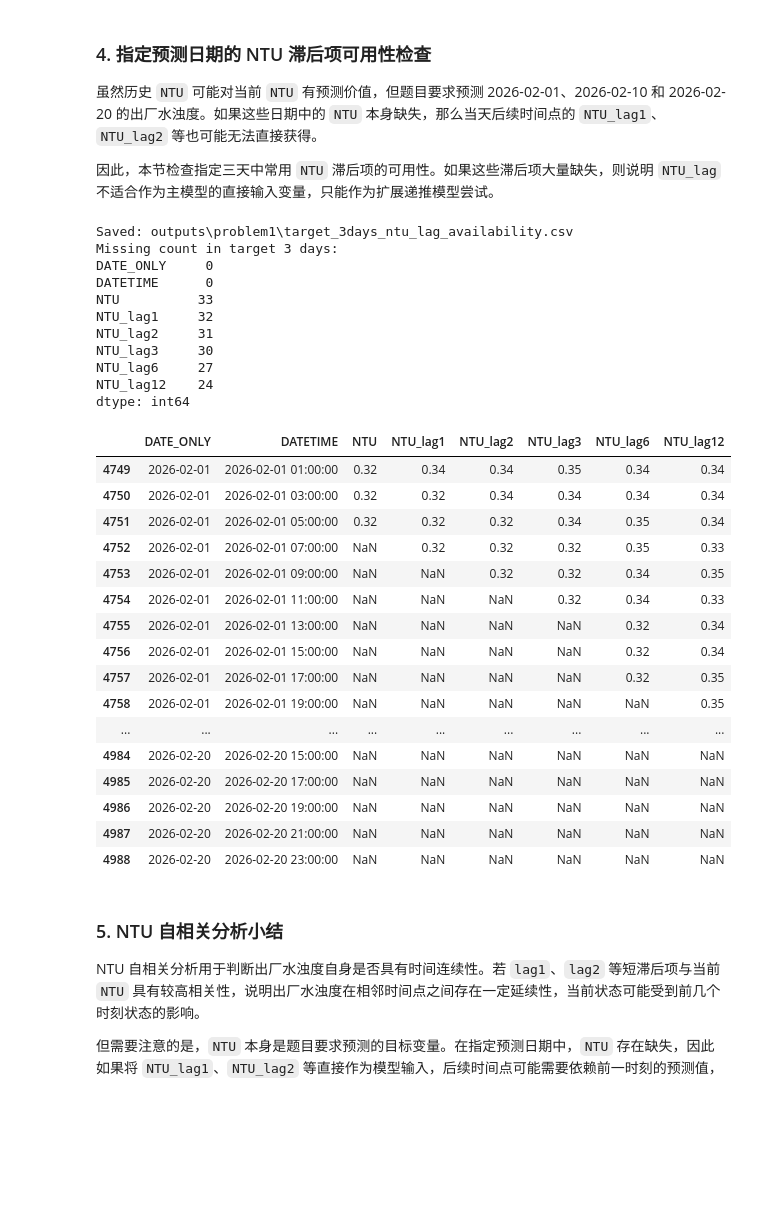
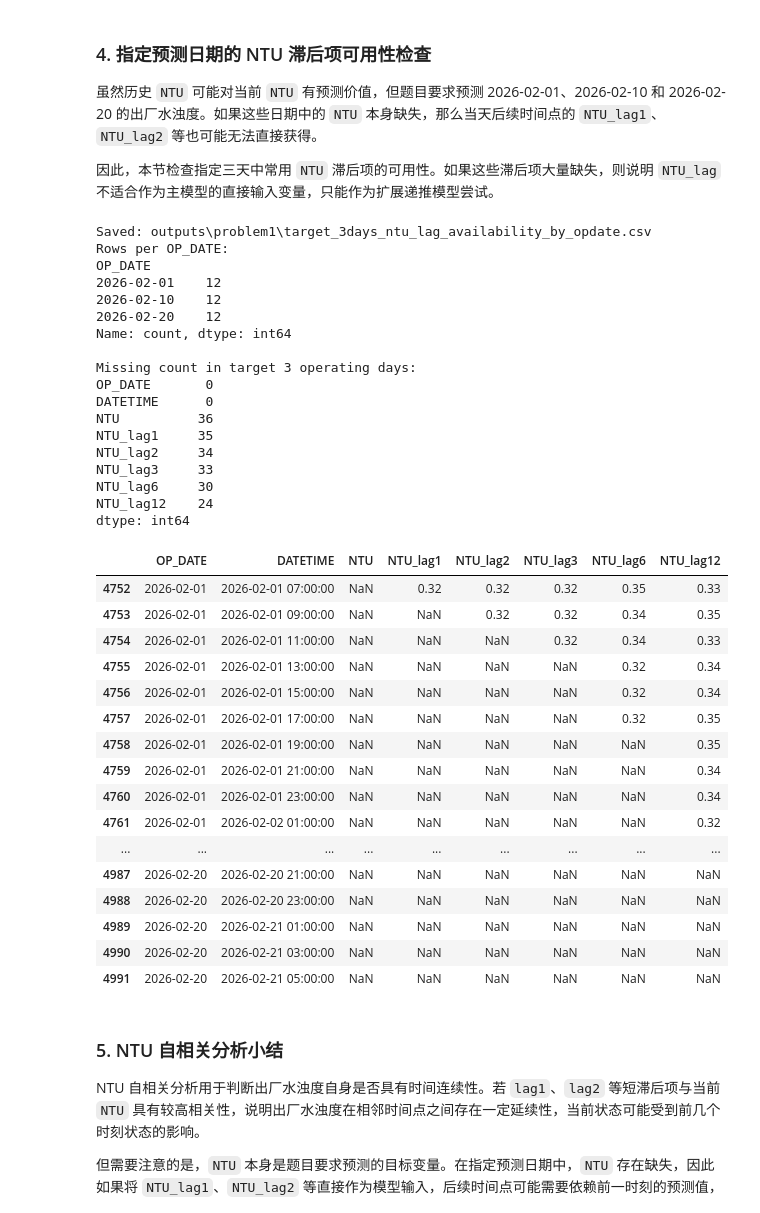
Before and after one commit to Azdmjiny/2026-Asia-Pasific-cup, a Jupyter notebook: codes/p2.ipynb, the cells around one changed output. Cells and saved outputs as stored; diff of their text form; code cells hidden in the pictures; blank space fills up the shorter version.

```diff
--- a/codes/p2.ipynb
+++ b/codes/p2.ipynb
@@ -257,47 +257,61 @@ Saved: outputs\problem1\ntu_autocorrelation_curve.png
 # %%
 target_dates = pd.to_datetime([
     "2026-02-01",
     "2026-02-10",
     "2026-02-20"
 ]).date
 
-df["DATE_ONLY"] = df["DATETIME"].dt.date
+# 构造运行日期 OP_DATE
+# 01:00、03:00、05:00 归属于前一天运行日
+df["OP_DATE"] = df["DATETIME"].dt.date
 
-# 构造几个常用 NTU 滞后项
+early_morning_mask = df["DATETIME"].dt.hour < 7
+df.loc[early_morning_mask, "OP_DATE"] = (
+    df.loc[early_morning_mask, "DATETIME"] - pd.Timedelta(days=1)
+).dt.date
+
+# 构造常用 NTU 滞后项
 check_lags = [1, 2, 3, 6, 12]
 
 for lag in check_lags:
     df[f"NTU_lag{lag}"] = df["NTU"].shift(lag)
 
-target_ntu_lag_check = df[df["DATE_ONLY"].isin(target_dates)][
-    ["DATE_ONLY", "DATETIME", "NTU"] + [f"NTU_lag{lag}" for lag in check_lags]
+target_ntu_lag_check = df[df["OP_DATE"].isin(target_dates)][
+    ["OP_DATE", "DATETIME", "NTU"] + [f"NTU_lag{lag}" for lag in check_lags]
 ].copy()
 
-save_path = OUTPUT_DIR / "target_3days_ntu_lag_availability.csv"
+save_path = OUTPUT_DIR / "target_3days_ntu_lag_availability_by_opdate.csv"
 target_ntu_lag_check.to_csv(save_path, index=False, encoding="utf-8-sig")
 
 print("Saved:", save_path)
 
-print("Missing count in target 3 days:")
+print("Rows per OP_DATE:")
+print(target_ntu_lag_check["OP_DATE"].value_counts().sort_index())
+
+print("\nMissing count in target 3 operating days:")
 print(target_ntu_lag_check.isna().sum())
 
 target_ntu_lag_check
 # %% [output]
-Saved: outputs\problem1\target_3days_ntu_lag_availability.csv
-Missing count in target 3 days:
-DATE_ONLY     0
+Saved: outputs\problem1\target_3days_ntu_lag_availability_by_opdate.csv
+Rows per OP_DATE:
+OP_DATE
+2026-02-01    12
+2026-02-10    12
+2026-02-20    12
+Name: count, dtype: int64
+
+Missing count in target 3 operating days:
+OP_DATE       0
 DATETIME      0
-NTU          33
-NTU_lag1     32
-NTU_lag2     31
-NTU_lag3     30
-NTU_lag6     27
+NTU          36
+NTU_lag1     35
+NTU_lag2     34
+NTU_lag3     33
+NTU_lag6     30
 NTU_lag12    24
 dtype: int64
-|  | DATE_ONLY | DATETIME | NTU | NTU_lag1 | NTU_lag2 | NTU_lag3 | NTU_lag6 | NTU_lag12 |
-| 4749 | 2026-02-01 | 2026-02-01 01:00:00 | 0.32 | 0.34 | 0.34 | 0.35 | 0.34 | 0.34 |
-| 4750 | 2026-02-01 | 2026-02-01 03:00:00 | 0.32 | 0.32 | 0.34 | 0.34 | 0.34 | 0.34 |
-| 4751 | 2026-02-01 | 2026-02-01 05:00:00 | 0.32 | 0.32 | 0.32 | 0.34 | 0.35 | 0.34 |
+|  | OP_DATE | DATETIME | NTU | NTU_lag1 | NTU_lag2 | NTU_lag3 | NTU_lag6 | NTU_lag12 |
 | 4752 | 2026-02-01 | 2026-02-01 07:00:00 | NaN | 0.32 | 0.32 | 0.32 | 0.35 | 0.33 |
 | 4753 | 2026-02-01 | 2026-02-01 09:00:00 | NaN | NaN | 0.32 | 0.32 | 0.34 | 0.35 |
 | 4754 | 2026-02-01 | 2026-02-01 11:00:00 | NaN | NaN | NaN | 0.32 | 0.34 | 0.33 |
@@ -305,12 +319,15 @@ dtype: int64
 | 4756 | 2026-02-01 | 2026-02-01 15:00:00 | NaN | NaN | NaN | NaN | 0.32 | 0.34 |
 | 4757 | 2026-02-01 | 2026-02-01 17:00:00 | NaN | NaN | NaN | NaN | 0.32 | 0.35 |
 | 4758 | 2026-02-01 | 2026-02-01 19:00:00 | NaN | NaN | NaN | NaN | NaN | 0.35 |
+| 4759 | 2026-02-01 | 2026-02-01 21:00:00 | NaN | NaN | NaN | NaN | NaN | 0.34 |
+| 4760 | 2026-02-01 | 2026-02-01 23:00:00 | NaN | NaN | NaN | NaN | NaN | 0.34 |
+| 4761 | 2026-02-01 | 2026-02-02 01:00:00 | NaN | NaN | NaN | NaN | NaN | 0.32 |
 | ... | ... | ... | ... | ... | ... | ... | ... | ... |
-| 4984 | 2026-02-20 | 2026-02-20 15:00:00 | NaN | NaN | NaN | NaN | NaN | NaN |
-| 4985 | 2026-02-20 | 2026-02-20 17:00:00 | NaN | NaN | NaN | NaN | NaN | NaN |
-| 4986 | 2026-02-20 | 2026-02-20 19:00:00 | NaN | NaN | NaN | NaN | NaN | NaN |
 | 4987 | 2026-02-20 | 2026-02-20 21:00:00 | NaN | NaN | NaN | NaN | NaN | NaN |
 | 4988 | 2026-02-20 | 2026-02-20 23:00:00 | NaN | NaN | NaN | NaN | NaN | NaN |
+| 4989 | 2026-02-20 | 2026-02-21 01:00:00 | NaN | NaN | NaN | NaN | NaN | NaN |
+| 4990 | 2026-02-20 | 2026-02-21 03:00:00 | NaN | NaN | NaN | NaN | NaN | NaN |
+| 4991 | 2026-02-20 | 2026-02-21 05:00:00 | NaN | NaN | NaN | NaN | NaN | NaN |
 # %% [markdown]
 ### 5. NTU 自相关分析小结
 
```
